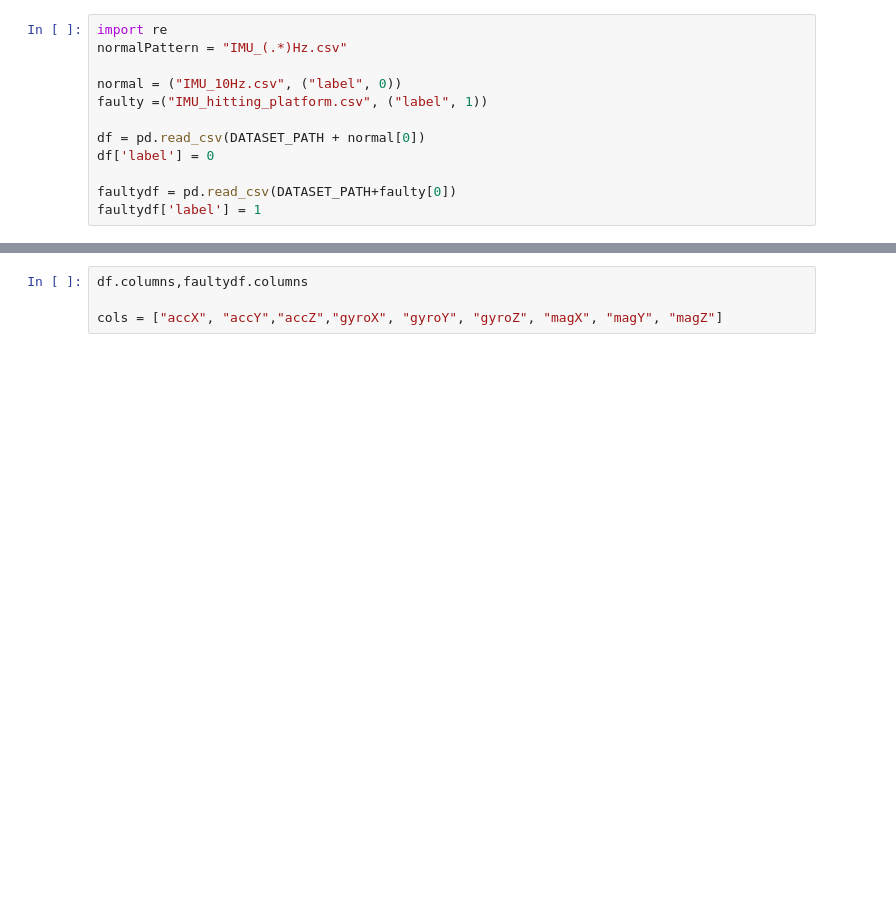
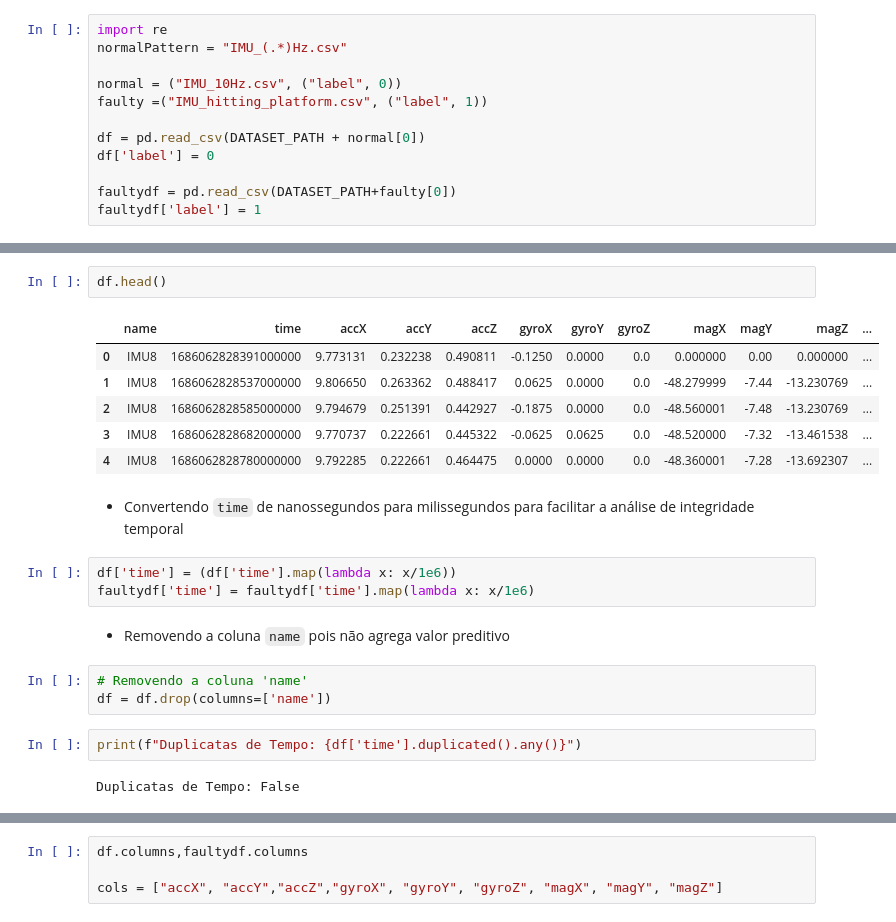
Before and after one commit to AndreFGard/anomaly-detection, a Jupyter notebook: preprocessing.ipynb, the cells around one changed output, grey strips where cells are left out. Saved outputs shown, nothing was run; the diff lists cells and outputs as text; blank space fills up the shorter version.

Commit message:
feat: início da análise exploratória estrutural e pré-processamento

```diff
--- a/preprocessing.ipynb
+++ b/preprocessing.ipynb
@@ -42,0 +61,23 @@ df.shape, faultydf.shape
+# %%
+df.head()
+# %% [output]
+|  | name | time | accX | accY | accZ | gyroX | gyroY | gyroZ | magX | magY | magZ | ... |
+| 0 | IMU8 | 1686062828391000000 | 9.773131 | 0.232238 | 0.490811 | -0.1250 | 0.0000 | 0.0 | 0.000000 | 0.00 | 0.000000 | ... |
+| 1 | IMU8 | 1686062828537000000 | 9.806650 | 0.263362 | 0.488417 | 0.0625 | 0.0000 | 0.0 | -48.279999 | -7.44 | -13.230769 | ... |
+| 2 | IMU8 | 1686062828585000000 | 9.794679 | 0.251391 | 0.442927 | -0.1875 | 0.0000 | 0.0 | -48.560001 | -7.48 | -13.230769 | ... |
+| 3 | IMU8 | 1686062828682000000 | 9.770737 | 0.222661 | 0.445322 | -0.0625 | 0.0625 | 0.0 | -48.520000 | -7.32 | -13.461538 | ... |
+| 4 | IMU8 | 1686062828780000000 | 9.792285 | 0.222661 | 0.464475 | 0.0000 | 0.0000 | 0.0 | -48.360001 | -7.28 | -13.692307 | ... |
+# %% [markdown]
+- Convertendo `time` de nanossegundos para milissegundos para facilitar a análise de integridade temporal
+# %%
+df['time'] = (df['time'].map(lambda x: x/1e6))
+faultydf['time'] = faultydf['time'].map(lambda x: x/1e6)
+# %% [markdown]
+- Removendo a coluna `name` pois não agrega valor preditivo
+# %%
+# Removendo a coluna 'name'
+df = df.drop(columns=['name'])
+# %%
+print(f"Duplicatas de Tempo: {df['time'].duplicated().any()}")
+# %% [output]
+Duplicatas de Tempo: False
```
Also changed, not shown: parts of 30 cells of this notebook.
